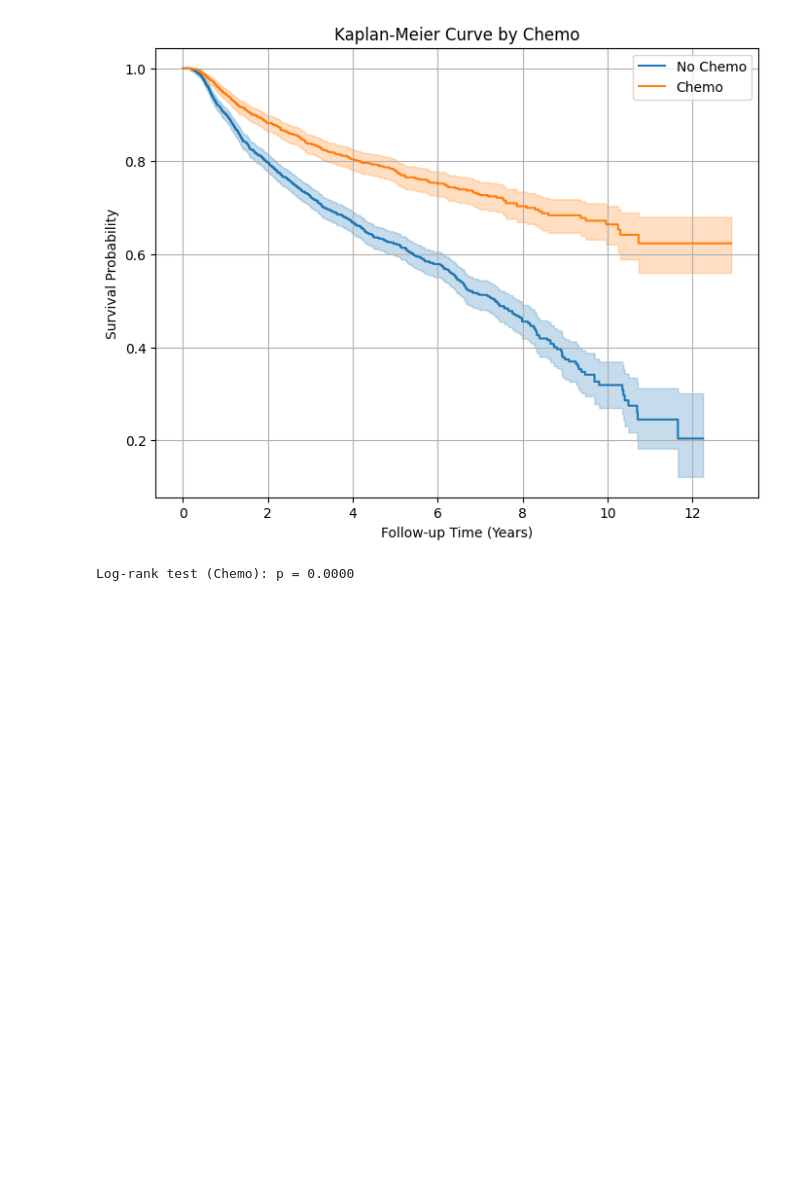
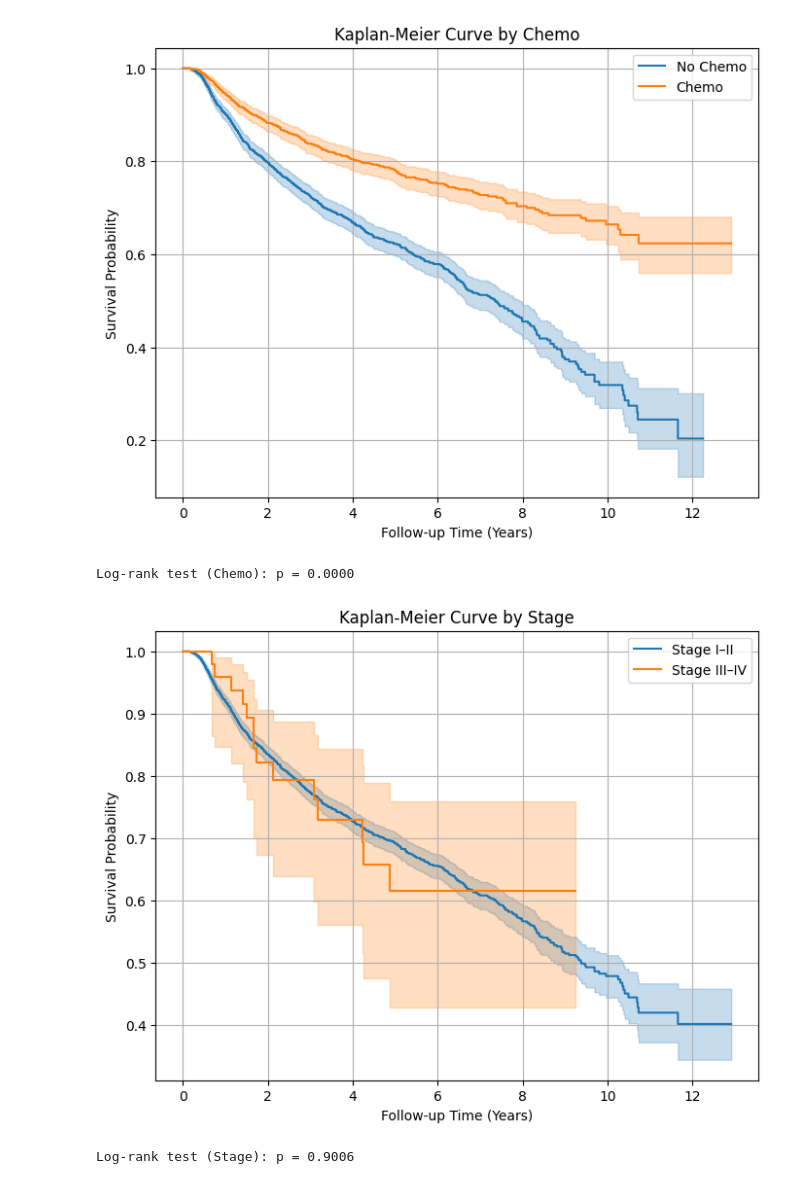
Before and after one commit to emilyruby1/BINF5507-Materials, a Jupyter notebook: Assignment_4/Scripts/main.ipynb, the cells around one changed output. Cells and saved outputs as stored; diff of their text form; code cells hidden in the pictures; blank space fills up the shorter version.

Commit message:
# # Kaplan-Meier Analysis based on Stage

```diff
--- a/Assignment_4/Scripts/main.ipynb
+++ b/Assignment_4/Scripts/main.ipynb
@@ -59,3 +59,25 @@ results = logrank_test(g1['time'], g2['time'], g1['event'], g2['event'])
 print(f"Log-rank test (Chemo): p = {results.p_value:.4f}")
 # %% [output]
 Log-rank test (Chemo): p = 0.0000
+# %%
+# Kaplan-Meier Analysis – Stage Group
+plt.figure(figsize=(8, 6))
+for group in df['Stage_Group'].unique():
+    ix = df['Stage_Group'] == group
+    kmf.fit(df.loc[ix, 'time'], df.loc[ix, 'event'], label=group)
+    kmf.plot_survival_function()
+
+plt.title("Kaplan-Meier Curve by Stage")
+plt.xlabel("Follow-up Time (Years)")
+plt.ylabel("Survival Probability")
+plt.grid()
+plt.show()
+
+# Log-rank test
+g1 = df[df['Stage_Group'] == 'Stage I–II']
+g2 = df[df['Stage_Group'] == 'Stage III–IV']
+results = logrank_test(g1['time'], g2['time'], g1['event'], g2['event'])
+print(f"Log-rank test (Stage): p = {results.p_value:.4f}")
+# %% [output]
+[figure, added]
+Log-rank test (Stage): p = 0.9006
```
Also changed, not shown: 1 other file.
